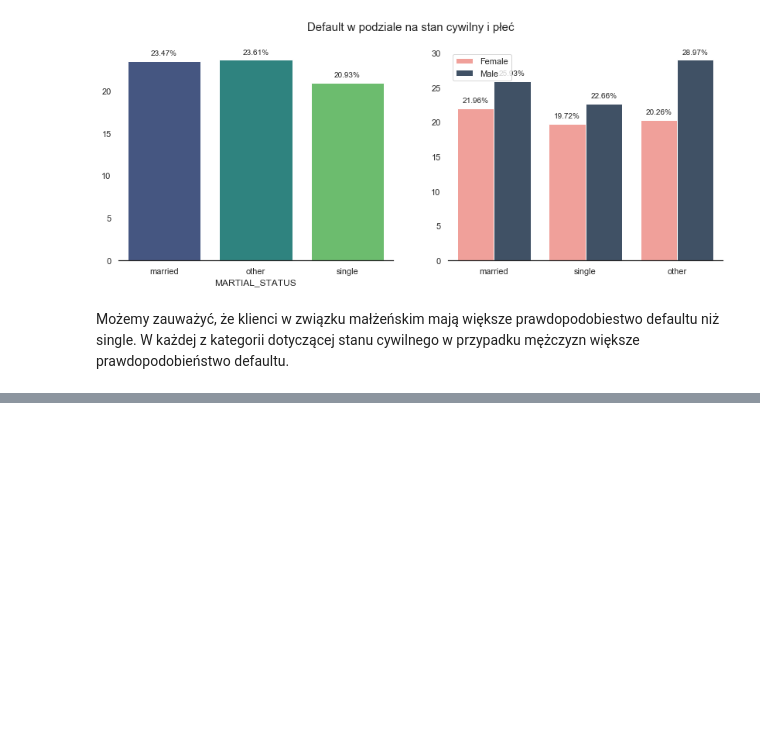
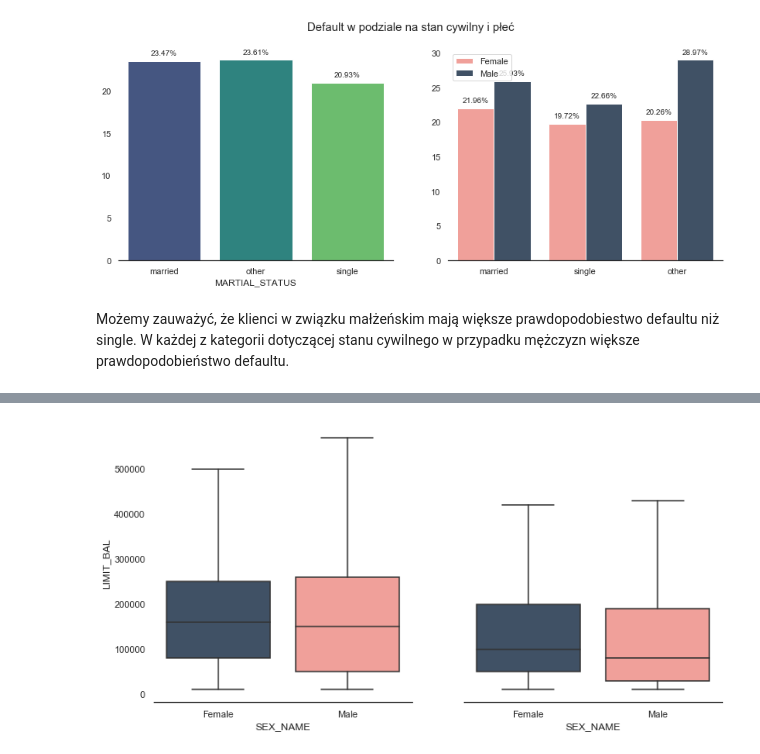
Before and after one commit to JakubPluta/Data-Science, a Jupyter notebook: Credit Approval/Credit Approvals.ipynb, the cells around one changed output, grey strips where cells are left out. Saved outputs shown, nothing was run; the diff lists cells and outputs as text; code cells hidden in the pictures; blank space fills up the shorter version.

```diff
--- a/Credit Approval/Credit Approvals.ipynb
+++ b/Credit Approval/Credit Approvals.ipynb
@@ -451,0 +511,8 @@ p1 = sns.countplot(y="PAY_0", hue='DEFAULT', data=data)
+# %%
+f,ax = plt.subplots(1,2, figsize=(12,6),sharey=True,sharex=True)
+bx1 = sns.boxplot(x="SEX_NAME", y="LIMIT_BAL", data=data[data['DEFAULT']==0], palette=['#3A506B','#FE938C'],showfliers=False,ax=ax[0])
+bx2 = sns.boxplot(x="SEX_NAME", y="LIMIT_BAL",data=data[data['DEFAULT']==1], palette=['#3A506B','#FE938C'],showfliers=False,ax=ax[1])
+sns.despine(left=True)
+bx2.set_ylabel('');
+# %% [output]
+[figure, added]
```
Also changed, not shown: parts of 12 cells of this notebook.
